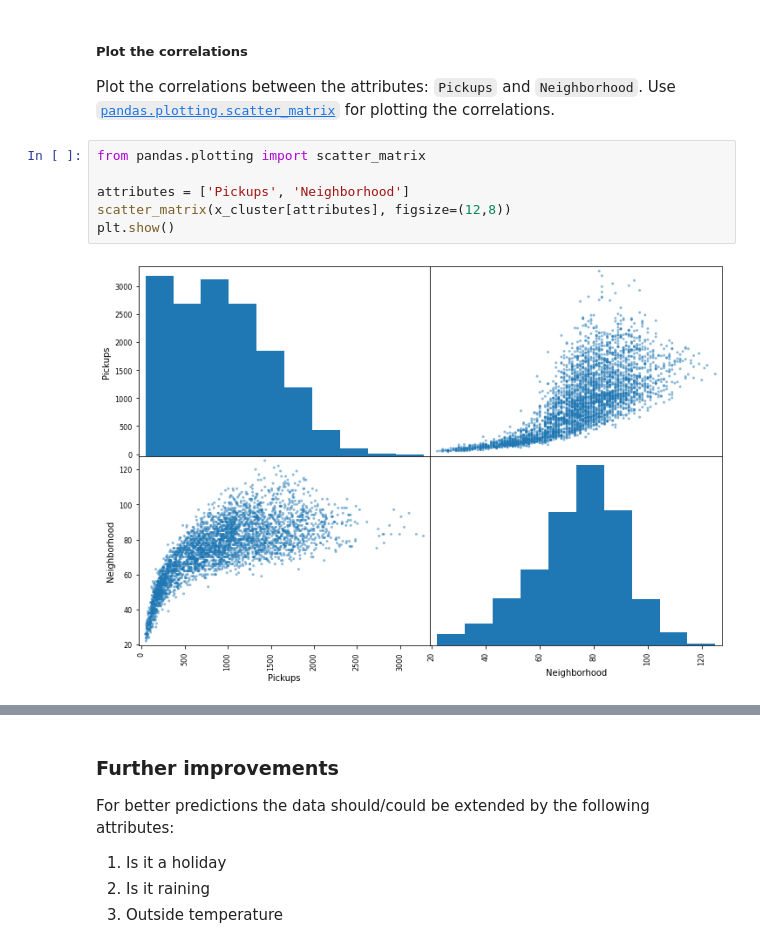
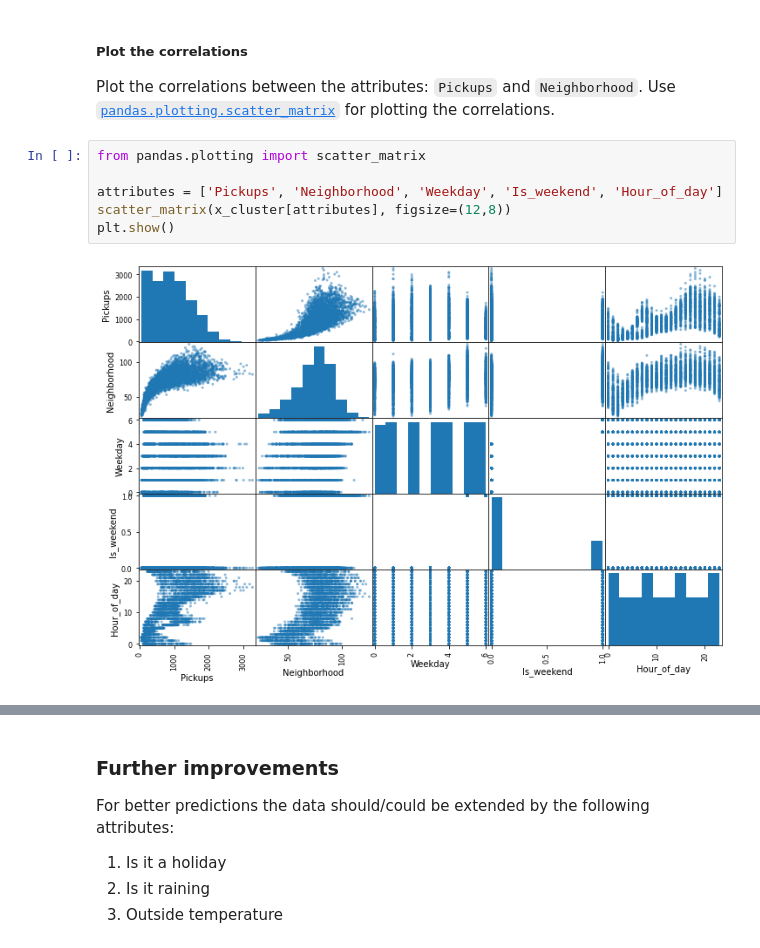
Before and after one commit to faberfred/uber-pickup-prediction, a Jupyter notebook: Uber-pickups-timeseries.ipynb, the cells around one changed output, grey strips where cells are left out. Drawn from its saved outputs; the diff is of its cells as text.

```diff
--- a/Uber-pickups-timeseries.ipynb
+++ b/Uber-pickups-timeseries.ipynb
@@ -489,8 +489,8 @@ Plot the correlations between the attributes: `Pickups` and `Neighborhood`. Use
 # %%
 from pandas.plotting import scatter_matrix
 
-attributes = ['Pickups', 'Neighborhood']
+attributes = ['Pickups', 'Neighborhood', 'Weekday', 'Is_weekend', 'Hour_of_day']
 scatter_matrix(x_cluster[attributes], figsize=(12,8))
 plt.show()
 # %% [output]
-[figure, old version]
+[figure, new version]
```
Also changed, not shown: parts of 40 cells of this notebook.
